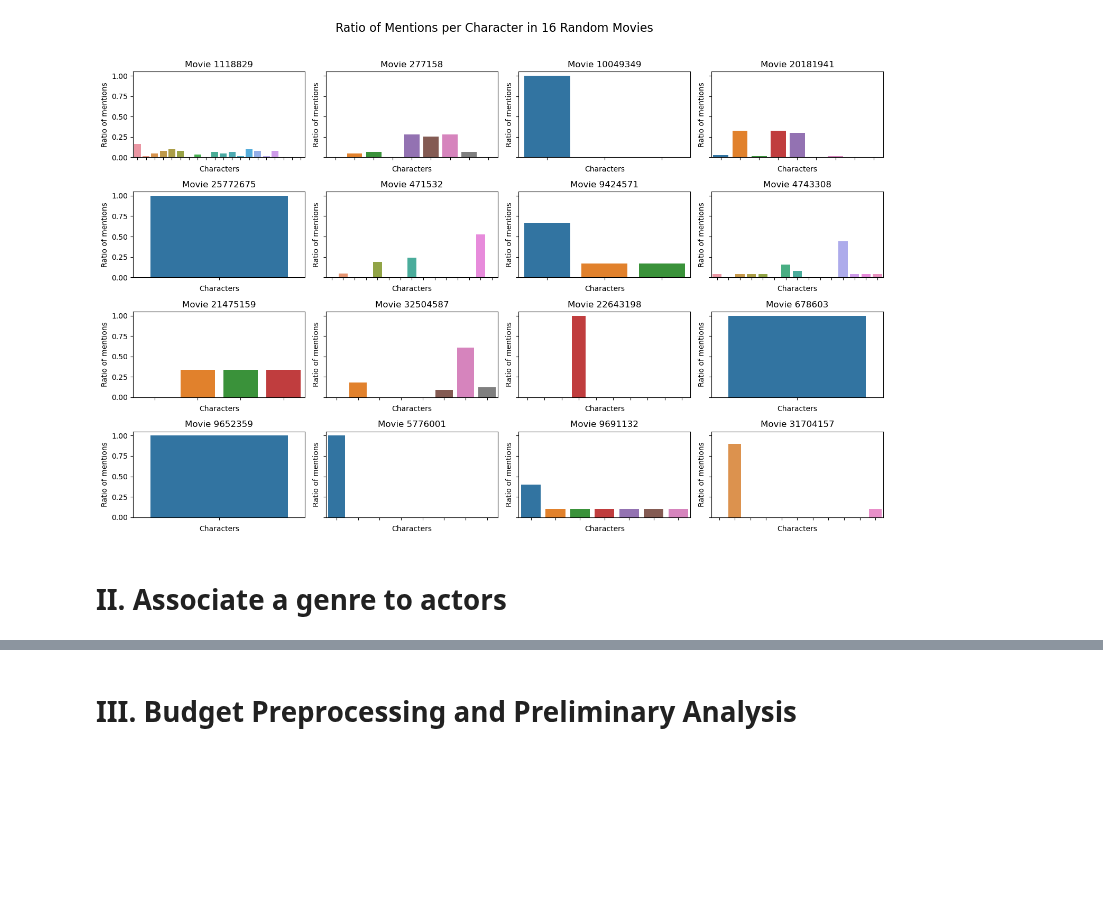
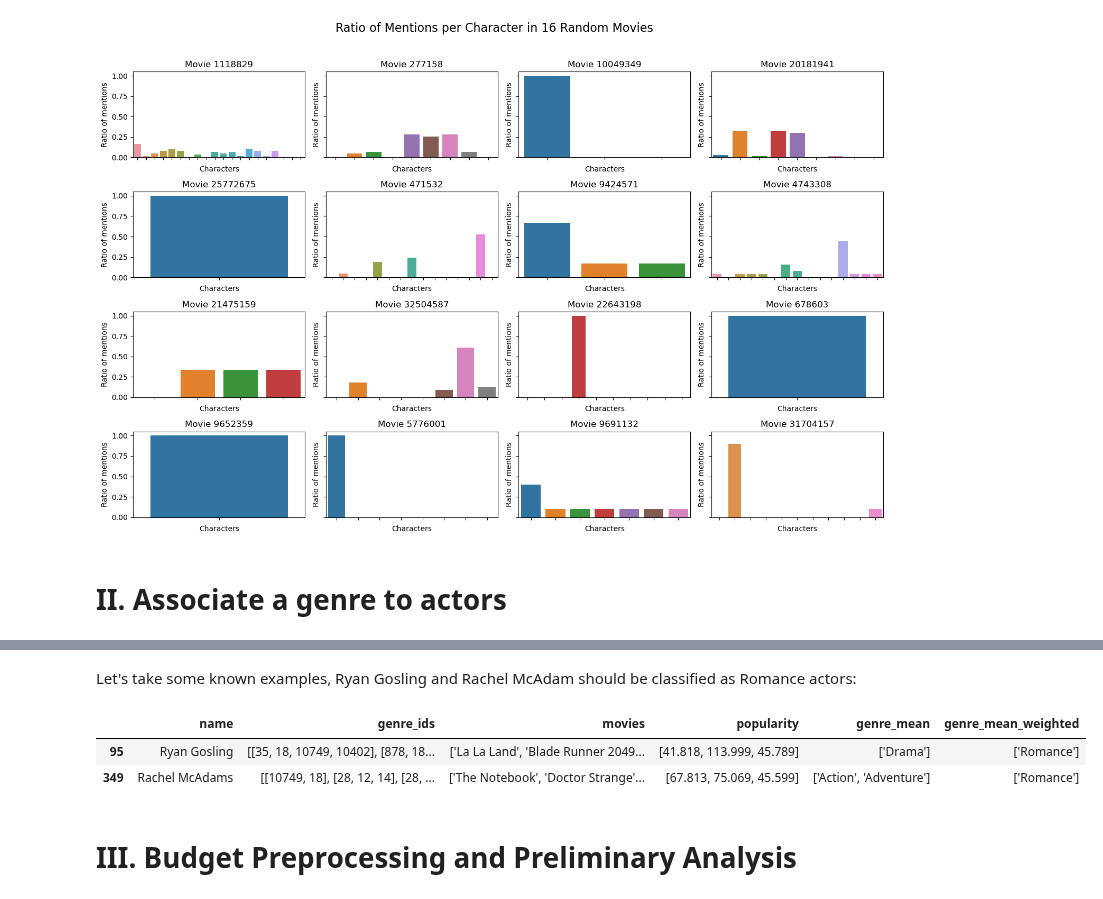
Before and after one commit to epfl-ada/ada-2023-project-cinemada, a Jupyter notebook: main.ipynb, the cells around one changed output, grey strips where cells are left out. Saved outputs shown, nothing was run; the diff lists cells and outputs as text; code cells hidden in the pictures; blank space fills up the shorter version.

```diff
--- a/main.ipynb
+++ b/main.ipynb
@@ -74,3 +95,12 @@ plt.show()
+# %% [markdown]
+Let's take some known examples, Ryan Gosling and Rachel McAdam should be classified as Romance actors:
+# %%
+# Display the rows for Rachel McAdams and Ryan Gosling
+display(actors_genre[actors_genre['name'].isin(['Rachel McAdams', 'Ryan Gosling'])])
+# %% [output]
+|  | name | genre_ids | movies | popularity | genre_mean | genre_mean_weighted |
+| 95 | Ryan Gosling | [[35, 18, 10749, 10402], [878, 18... | ['La La Land', 'Blade Runner 2049... | [41.818, 113.999, 45.789] | ['Drama'] | ['Romance'] |
+| 349 | Rachel McAdams | [[10749, 18], [28, 12, 14], [28, ... | ['The Notebook', 'Doctor Strange'... | [67.813, 75.069, 45.599] | ['Action', 'Adventure'] | ['Romance'] |
 # %% [markdown]
 # III. Budget Preprocessing and Preliminary Analysis
 # %% [markdown]
```
Also changed, not shown: parts of 3 cells of this notebook, 16 other files.
